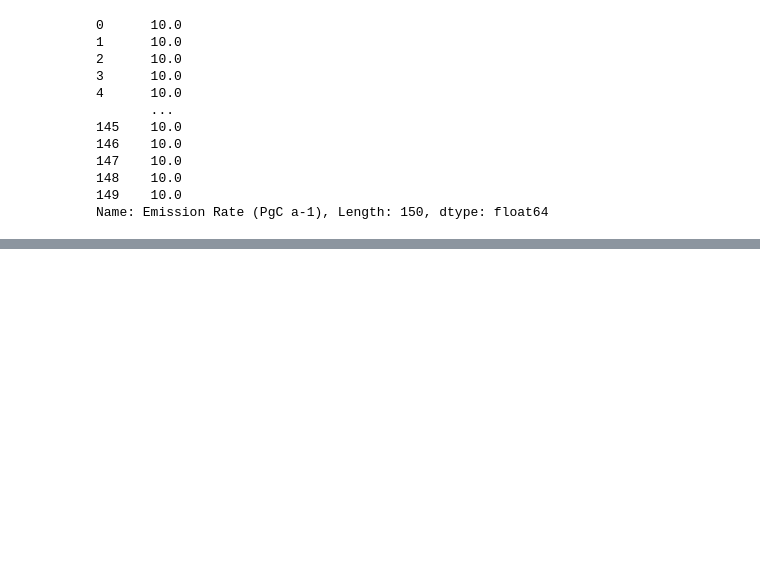
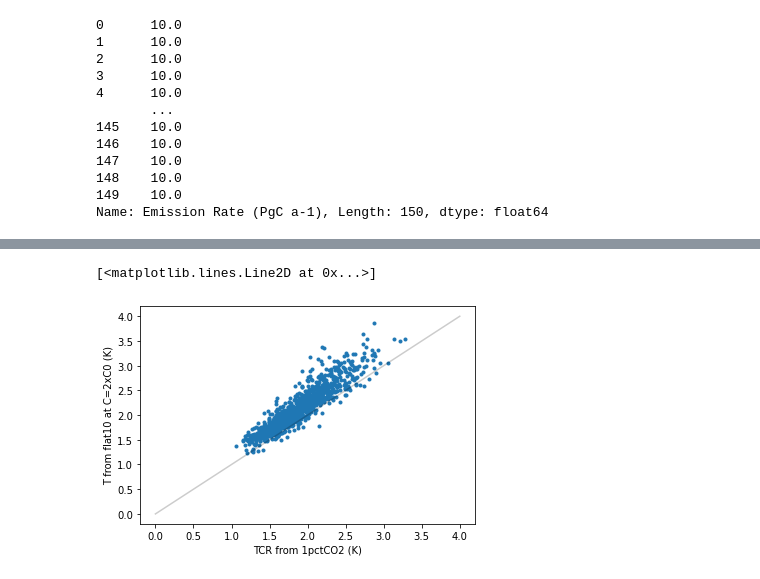
Before and after one commit to ckoven/esm-deck, a Jupyter notebook: flat10_scm.ipynb, the cells around one changed output, grey strips where cells are left out. Cells and saved outputs as stored; diff of their text form; code cells hidden in the pictures; blank space fills up the shorter version.

```diff
--- a/flat10_scm.ipynb
+++ b/flat10_scm.ipynb
@@ -180,0 +308,8 @@ ax3.plot([-.2,1],[-.2,1],'k-',alpha=0.2)
+# %%
+plt.plot(ds_fair['tcr'],tcr_flat10,'.')
+plt.xlabel('TCR from 1pctCO2 (K)')
+plt.ylabel('T from flat10 at C=2xC0 (K)')
+plt.plot([0,4],[0,4],'k-',alpha=0.2)
+# %% [output]
+[<matplotlib.lines.Line2D at 0x...>]
+[figure, added]
```
Also changed, not shown: parts of 27 cells of this notebook, 1 other file.
